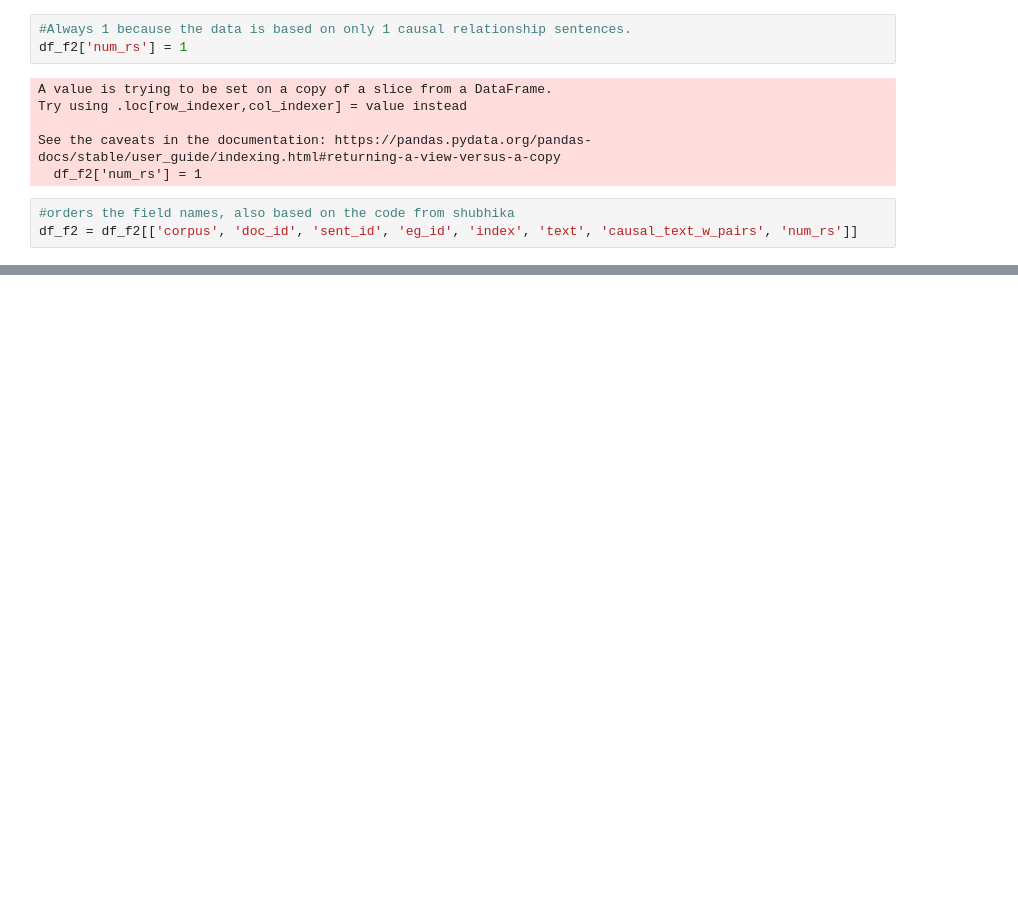
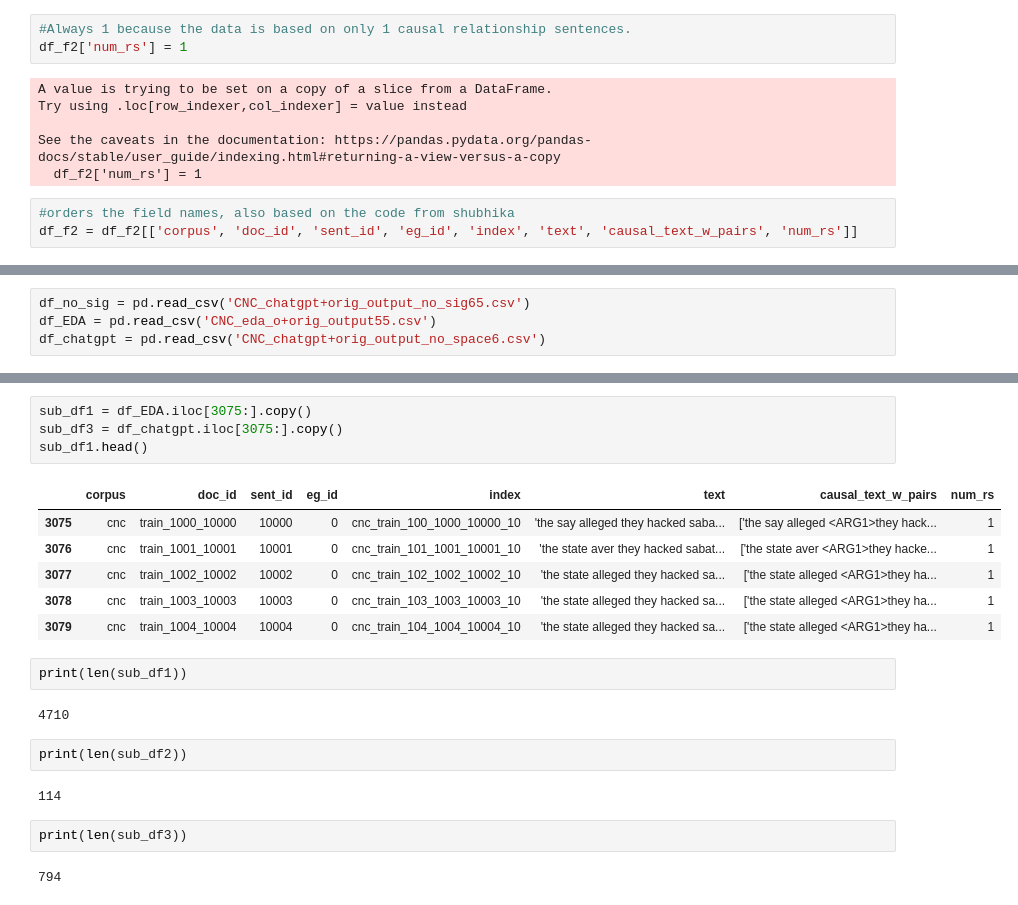
Before and after one commit to manmclir/Socio-political-Semester-Project, a Jupyter notebook: Cleanup_ChatGPT.ipynb, the cells around one changed output, grey strips where cells are left out. Saved outputs shown, nothing was run; the diff lists cells and outputs as text; blank space fills up the shorter version.

```diff
--- a/Cleanup_ChatGPT.ipynb
+++ b/Cleanup_ChatGPT.ipynb
@@ -147,0 +550,4 @@ df_f2.to_csv('CNC_chatgpt_output.csv', index=None)
+# %%
+df_no_sig = pd.read_csv('CNC_chatgpt+orig_output_no_sig65.csv')
+df_EDA = pd.read_csv('CNC_eda_o+orig_output55.csv')
+df_chatgpt = pd.read_csv('CNC_chatgpt+orig_output_no_space6.csv')
@@ -147,0 +566,23 @@ df_f2.to_csv('CNC_chatgpt_output.csv', index=None)
+# %%
+sub_df1 = df_EDA.iloc[3075:].copy()
+sub_df3 = df_chatgpt.iloc[3075:].copy()
+sub_df1.head()
+# %% [output]
+|  | corpus | doc_id | sent_id | eg_id | index | text | causal_text_w_pairs | num_rs |
+| 3075 | cnc | train_1000_10000 | 10000 | 0 | cnc_train_100_1000_10000_10 | 'the say alleged they hacked saba... | ['the say alleged <ARG1>they hack... | 1 |
+| 3076 | cnc | train_1001_10001 | 10001 | 0 | cnc_train_101_1001_10001_10 | 'the state aver they hacked sabat... | ['the state aver <ARG1>they hacke... | 1 |
+| 3077 | cnc | train_1002_10002 | 10002 | 0 | cnc_train_102_1002_10002_10 | 'the state alleged they hacked sa... | ['the state alleged <ARG1>they ha... | 1 |
+| 3078 | cnc | train_1003_10003 | 10003 | 0 | cnc_train_103_1003_10003_10 | 'the state alleged they hacked sa... | ['the state alleged <ARG1>they ha... | 1 |
+| 3079 | cnc | train_1004_10004 | 10004 | 0 | cnc_train_104_1004_10004_10 | 'the state alleged they hacked sa... | ['the state alleged <ARG1>they ha... | 1 |
+# %%
+print(len(sub_df1))
+# %% [output]
+4710
+# %%
+print(len(sub_df2))
+# %% [output]
+114
+# %%
+print(len(sub_df3))
+# %% [output]
+794
```
Also changed, not shown: parts of 65 cells of this notebook.
